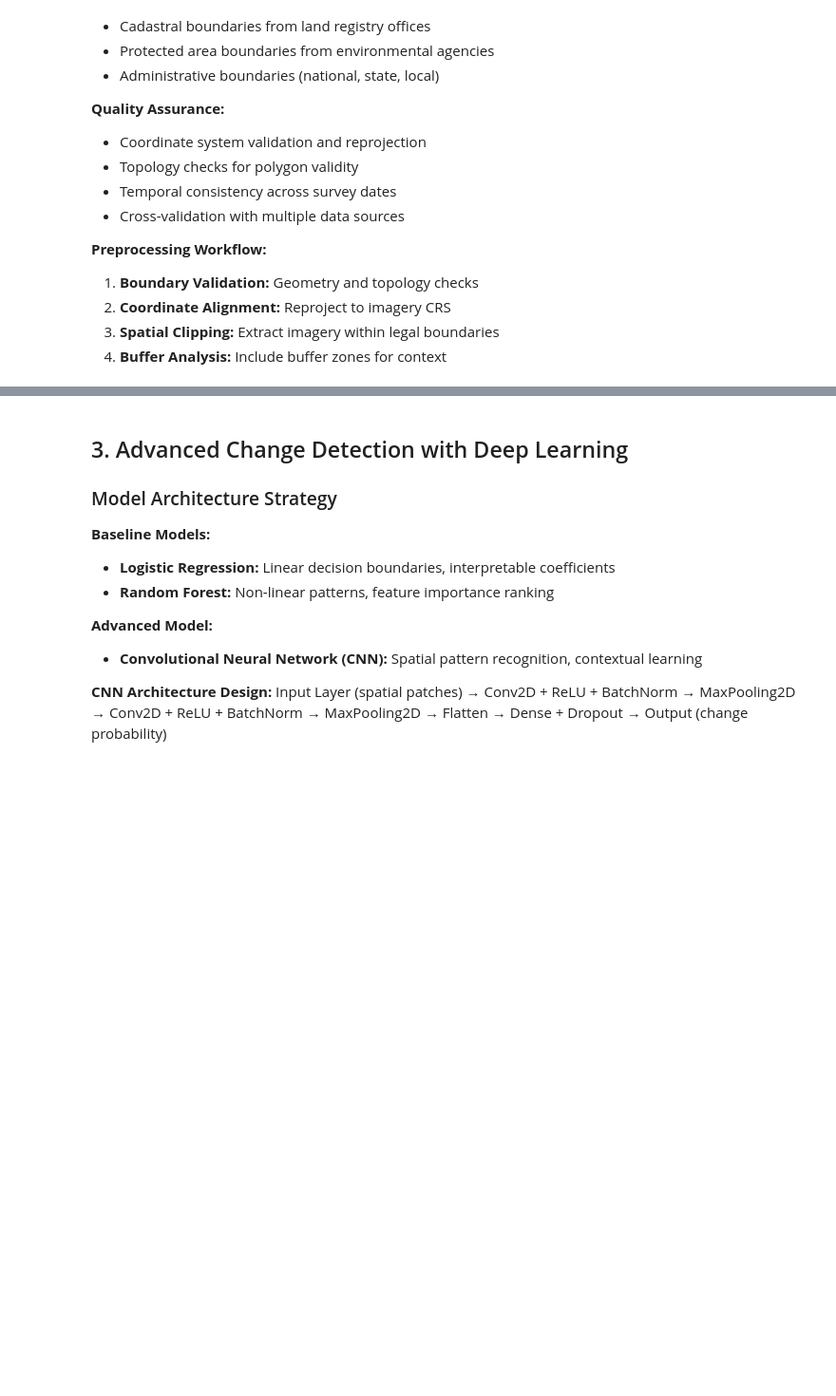
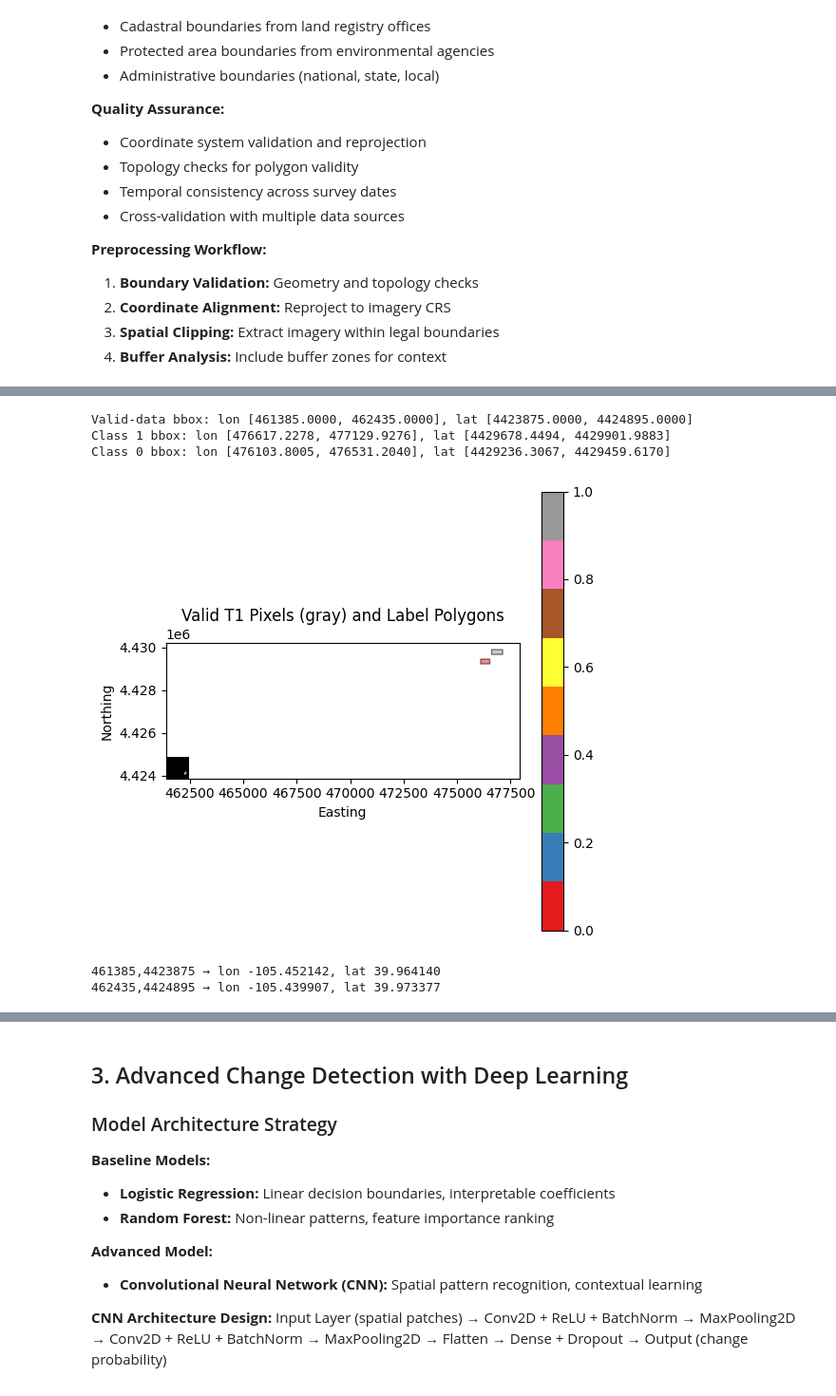
Before and after one commit to hreger/IllegalActScan, a Jupyter notebook: Illicit_Activity_Remote_Sensing.ipynb, the cells around one changed output, grey strips where cells are left out. Shown at 95% size. Drawn from its saved outputs; the diff is of its cells as text; code cells hidden in the pictures; blank space fills up the shorter version.

```diff
--- a/Illicit_Activity_Remote_Sensing.ipynb
+++ b/Illicit_Activity_Remote_Sensing.ipynb
@@ -575,0 +517,59 @@ Advanced spectral analysis completed!
+# %%
+import numpy as np
+import geopandas as gpd
+import matplotlib.pyplot as plt
+from shapely.geometry import box
+
+# 1. Build valid‐data mask from t1_clipped
+valid_mask = np.isfinite(t1_clipped['red']) & np.isfinite(t1_clipped['nir'])
+
+# 2. Compute its bbox in pixel & geographic coords
+dx, dy = t1_clipped['transform'][0], t1_clipped['transform'][4]
+x0, y0 = t1_clipped['transform'][2], t1_clipped['transform'][5]
+ys, xs = np.argwhere(valid_mask).T
+min_row, max_row = ys.min(), ys.max()
+min_col, max_col = xs.min(), xs.max()
+lon_min = min_col*dx + x0
+lat_max = min_row*dy + y0
+lon_max = max_col*dx + x0
+lat_min = max_row*dy + y0
+print(f"Valid-data bbox: lon [{lon_min:.4f}, {lon_max:.4f}], lat [{lat_min:.4f}, {lat_max:.4f}]")
+
+# 3. Load labels and compute bboxes
+gdf = gpd.read_file("labels_roi.geojson").to_crs(t1_data['crs'])
+for cls in gdf['class'].unique():
+    poly = gdf[gdf['class']==cls].unary_union
+    b = poly.bounds
+    print(f"Class {cls} bbox: lon [{b[0]:.4f}, {b[2]:.4f}], lat [{b[1]:.4f}, {b[3]:.4f}]")
+
+# 4. Quick map overlay
+fig, ax = plt.subplots(figsize=(6,6))
+# Plot valid mask
+ax.imshow(valid_mask, cmap='gray', extent=[lon_min, lon_max, lat_min, lat_max], origin='upper')
+# Plot filled label polygons colored by class
+gdf.plot(ax=ax, column='class', cmap='Set1', legend=True, alpha=0.5, edgecolor='k')
+ax.set_title("Valid T1 Pixels (gray) and Label Polygons")
+ax.set_xlabel("Easting"); ax.set_ylabel("Northing")
+plt.show()
+# %% [output]
+Valid-data bbox: lon [461385.0000, 462435.0000], lat [4423875.0000, 4424895.0000]
+Class 1 bbox: lon [476617.2278, 477129.9276], lat [4429678.4494, 4429901.9883]
+Class 0 bbox: lon [476103.8005, 476531.2040], lat [4429236.3067, 4429459.6170]
+[figure, added]
+# %%
+from pyproj import Transformer
+
+# Replace “32613” with your actual t1_data['crs'].to_epsg() value
+transformer = Transformer.from_crs(32613, 4326, always_xy=True)
+
+# Corner points in projected CRS
+corners = [
+    (461385, 4423875),  # SW
+    (462435, 4424895)   # NE
+]
+for x, y in corners:
+    lon, lat = transformer.transform(x, y)
+    print(f"{x},{y} → lon {lon:.6f}, lat {lat:.6f}")
+# %% [output]
+461385,4423875 → lon -105.452142, lat 39.964140
+462435,4424895 → lon -105.439907, lat 39.973377
```
Also changed, not shown: parts of 8 cells of this notebook, 1 other file.
